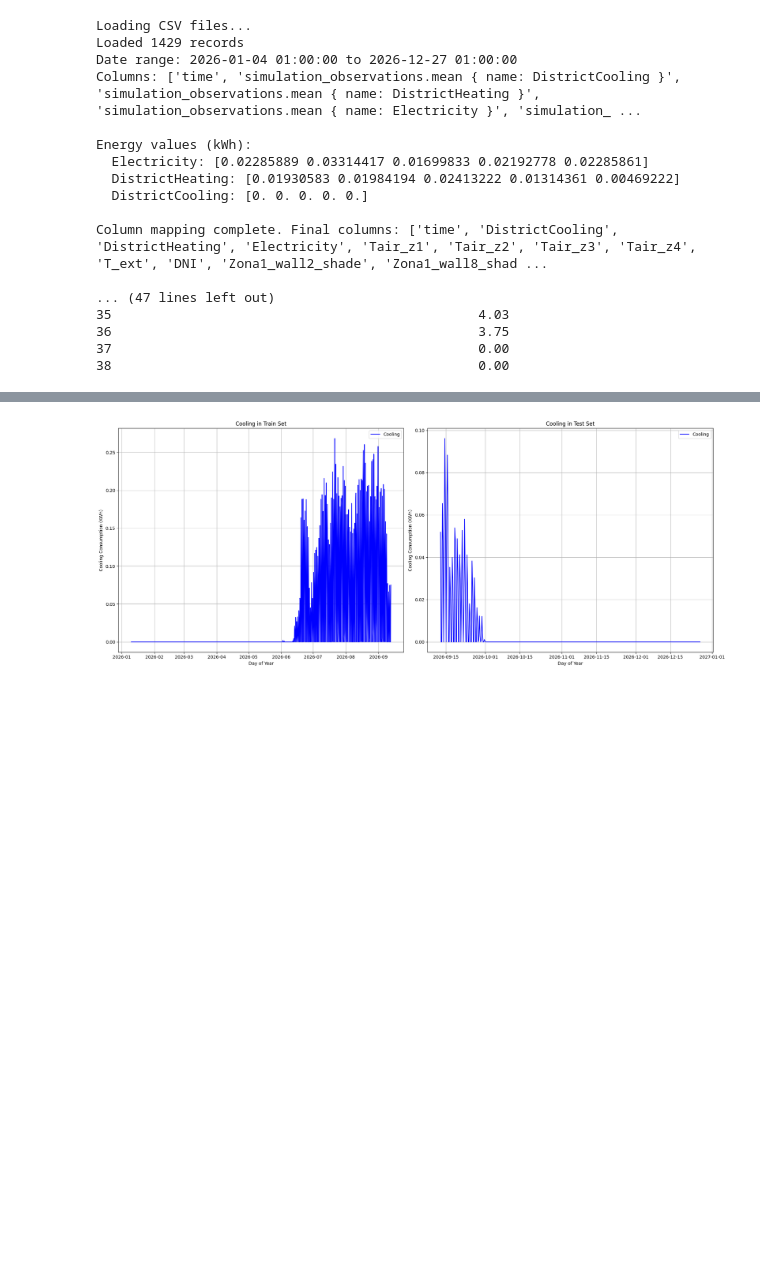
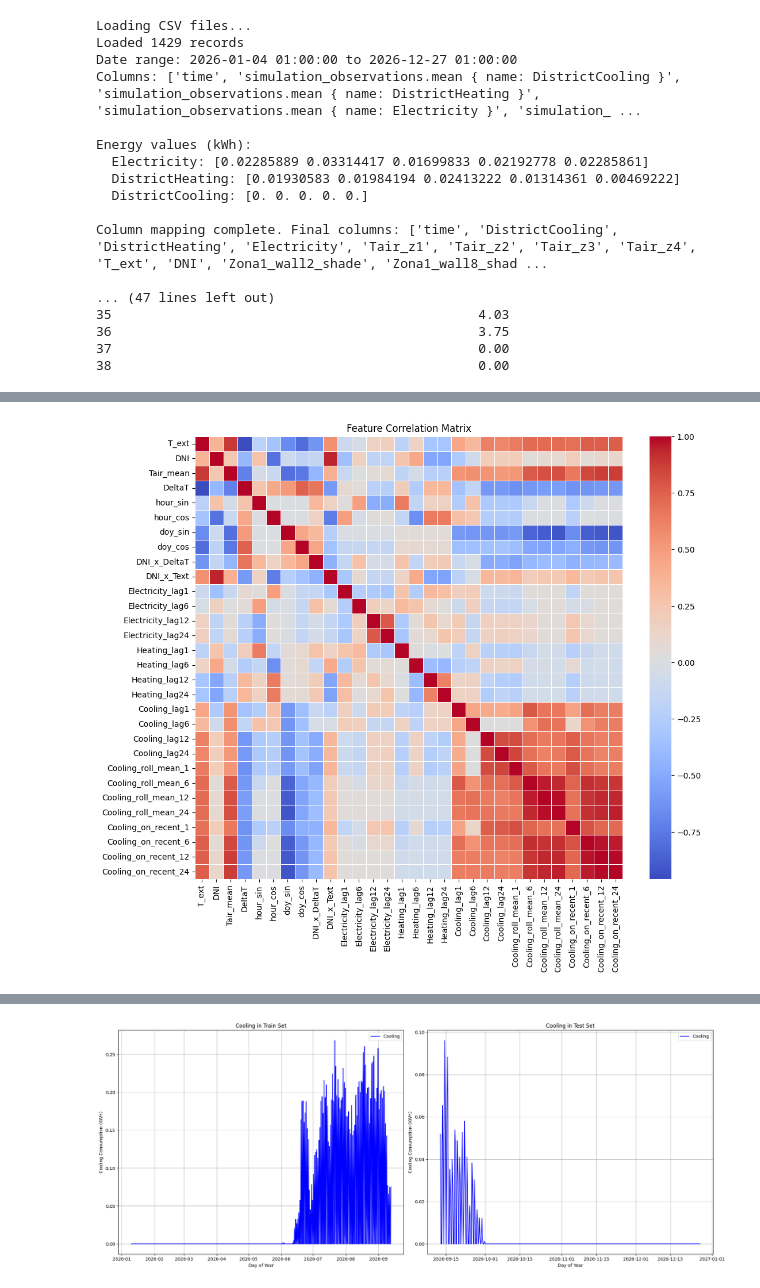
Before and after one commit to CavaWasTaken/SmartBuildings, a Jupyter notebook: PredictionAlgoithm.ipynb, the cells around one changed output, grey strips where cells are left out. Saved outputs shown, nothing was run; the diff lists cells and outputs as text; code cells hidden in the pictures; blank space fills up the shorter version.

```diff
--- a/PredictionAlgoithm.ipynb
+++ b/PredictionAlgoithm.ipynb
@@ -701,3 +697,12 @@ Electricity_lag1         0.000048         0.000045            7.616083
+# %%
+# plot correlation matrix of features
+import seaborn as sns
+plt.figure(figsize=(12, 10))
+sns.heatmap(model.X_train.corr(), annot=False, cmap='coolwarm', linewidths=0.5)
+plt.title("Feature Correlation Matrix")
+plt.show()
+# %% [output]
+[figure, added]
 # %%
 # Plot predicted vs actual scatter plots
 model.plot_scatter_error()
```
Also changed, not shown: parts of 6 cells of this notebook, 18 other files.
